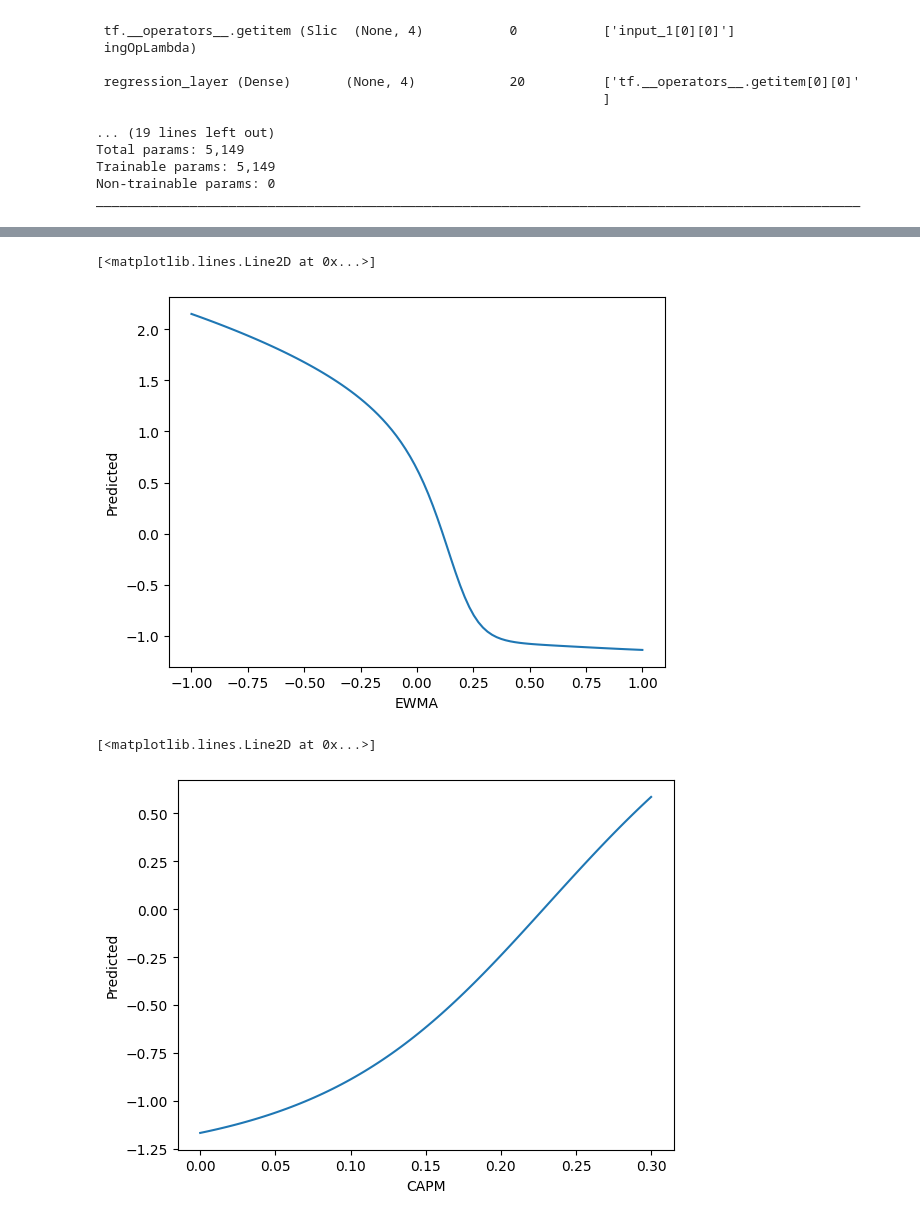
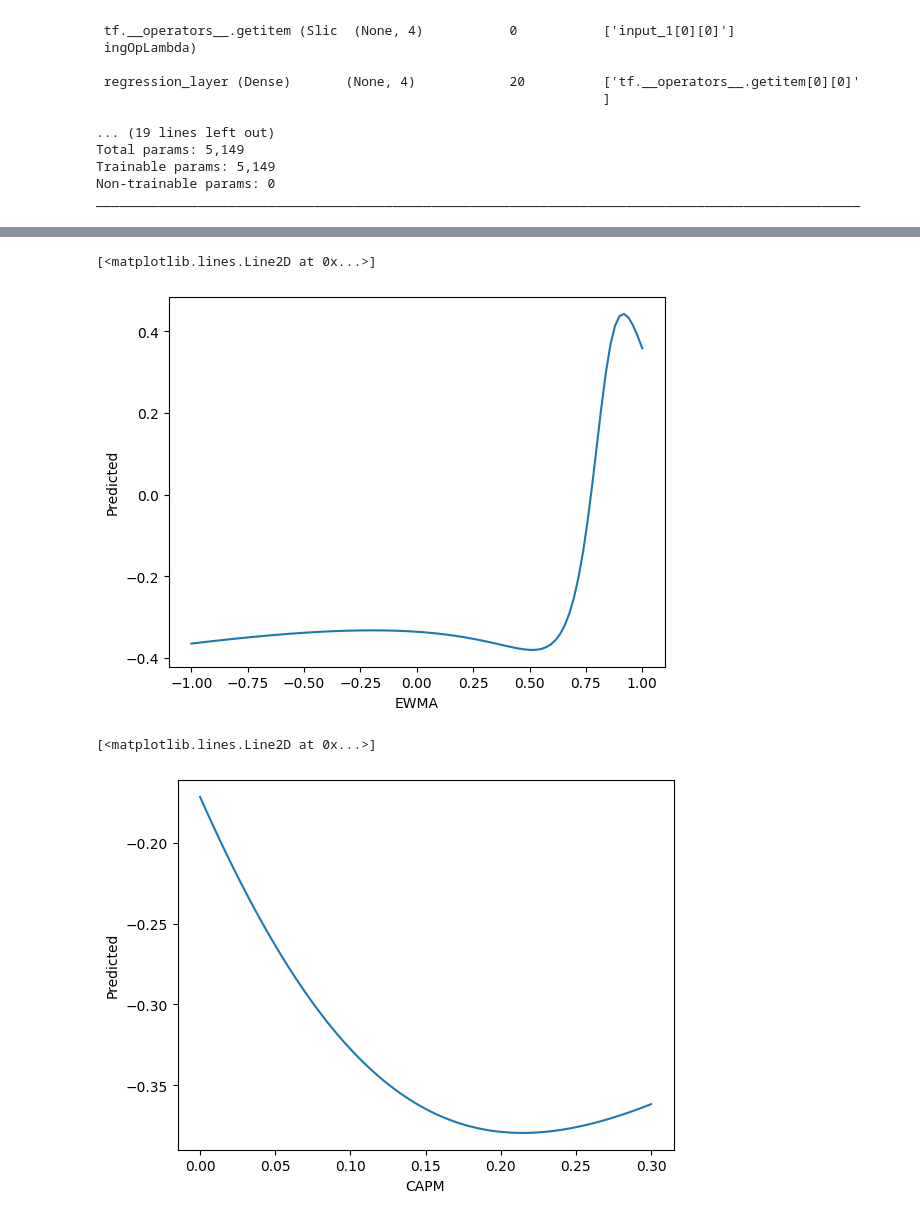
Before and after one commit to aliencaocao/wharton-comp, a Jupyter notebook: return regression.ipynb, the cells around one changed output, grey strips where cells are left out. Drawn from its saved outputs; the diff is of its cells as text; code cells hidden in the pictures.

```diff
--- a/return regression.ipynb
+++ b/return regression.ipynb
@@ -18,7 +16,7 @@ rf = yf.download('^TNX', start='2010-01-31', end='2022-12-02', interval='1d', pr
 [*********************100%***********************]  1 of 1 completed
 # %%
 # Nvidia earnings are always released after market close, so we take the closing price of that day
-NVDA_file_dates = [date(2010, 2, 17), date(2011, 2, 16), date(2012, 2, 15), date(2013, 2, 13), date(2014, 2, 12), date(2015, 2, 11), date(2016, 2, 17), date(2017, 2, 9), date(2018, 2, 8), date(2019, 2, 14), date(2020, 2, 13), date(2021, 2, 24), date(2022, 2, 16), date(2022, 12, 1)]
+NVDA_file_dates = [date(2010, 2, 17), date(2011, 2, 16), date(2012, 2, 15), date(2013, 2, 13), date(2014, 2, 12), date(2015, 2, 11), date(2016, 2, 17), date(2017, 2, 9), date(2018, 2, 8), date(2019, 2, 14), date(2020, 2, 13), date(2021, 2, 24), date(2022, 2, 16), date(2022, 12, 5)]
 NVDA_file_dates = list(map(pd.to_datetime, NVDA_file_dates))
 # %%
 def yearly_returns_FY(df, FYs):
@@ -57,7 +55,8 @@ DCF = [10.03, 12.88, 23.93, 27.76, 39.93, 44.23, 65.58, 70.36, 88.41, 110.16, 13
 nvda_yearly_closes = nvda_yearly_closes[2:]
 DCF_implied_upside = (DCF / nvda_yearly_closes) - 1
 
-Comps = [4.59, 4.25, 3.48, 5.30, 4.58, 12.30, 35.33, 51.43, 12.86, 45.04, 120.83, 120.83]
+Comps = [1.901528662, 4.384016227, 4.45896, 3.697478992, 4.707282416, 4.532161687, 19.31687211, 37.84643987, 19.0486, 29.0684466, 53.67537849, 104.2521499, 104.2521499]
+Comps = Comps[1:]  # align comps
 Comps_implied_upside = (Comps / nvda_yearly_closes) - 1
 
 # Align VIX
@@ -195,14 +194,16 @@ Trainable params: 5,149
 Non-trainable params: 0
 __________________________________________________________________________________________________
 # %%
-print(5.8923426138335344e-08*100, '%', sep='')  # RMSE on returns %
+print(0.0003908690414391458*100, '%', sep='')  # RMSE on returns %
 # Overridding prediction inputs
-NVDA_file_dates = [date(2010, 2, 17), date(2011, 2, 16), date(2012, 2, 15), date(2013, 2, 13), date(2014, 2, 12), date(2015, 2, 11), date(2016, 2, 17), date(2017, 2, 9), date(2018, 2, 8), date(2019, 2, 14), date(2020, 2, 13), date(2021, 2, 24), date(2022, 2, 16), date(2022, 11, 23)]
-NVDA_file_dates = list(map(pd.to_datetime, NVDA_file_dates))
-nvda_yearly_ewma_returns = yearly_slice(ewma(nvda, d=0.99), NVDA_file_dates) * 252.03  # assuming 1 year 252.03 trading days (on avg), since ewma is daily so return needs to be annualized
-pred_inputs['EWMA'] = nvda_yearly_ewma_returns[-1]  # override EWMA to the value at 23 Nov 2022
-pred_inputs['CAPM'] = 0.16478
-pred_inputs['DCF'] = -0.22877
-pred_inputs['Comps'] = -0.29484
+# NVDA_file_dates = [date(2010, 2, 17), date(2011, 2, 16), date(2012, 2, 15), date(2013, 2, 13), date(2014, 2, 12), date(2015, 2, 11), date(2016, 2, 17), date(2017, 2, 9), date(2018, 2, 8), date(2019, 2, 14), date(2020, 2, 13), date(2021, 2, 24), date(2022, 2, 16), date(2022, 12, 5)]
+# NVDA_file_dates = list(map(pd.to_datetime, NVDA_file_dates))
+# nvda_yearly_ewma_returns = yearly_slice(ewma(nvda, d=0.99), NVDA_file_dates) * 252.03  # assuming 1 year 252.03 trading days (on avg), since ewma is daily so return needs to be annualized
+# pred_inputs['EWMA'] = nvda_yearly_ewma_returns[-1]  # override EWMA to the value at 23 Nov 2022
+# pred_inputs['CAPM'] = 0.16478
+# pred_inputs['DCF'] = -0.22877
+# pred_inputs['Comps'] = -0.29484
+pred_inputs = features[-1:]
+pred_inputs_today = pred_inputs.copy()
 model.predict(pred_inputs)
 # %% [output]
@@ -237,11 +254,12 @@ DCF_range = np.linspace(-0.5, 0.5, 100)
 Comps_range = np.linspace(-0.5, 0.5, 100)
 VIX_range = np.linspace(0, 45, 100)
 
-pred_inputs['EWMA'] = 0.19366
-pred_inputs['CAPM'] = 0.16478
-pred_inputs['DCF'] = -0.22877
-pred_inputs['Comps'] = -0.29484
-pred_inputs['VIX'] = 25.94792
+# pred_inputs['EWMA'] = 0.19366
+# pred_inputs['CAPM'] = 0.16478
+# pred_inputs['DCF'] = -0.22877
+# pred_inputs['Comps'] = -0.29484
+# pred_inputs['VIX'] = 25.94792
+pred_inputs = features[-1:].copy()
 
 preds = []
 for EWMA in EWMA_range:
@@ -253,23 +271,24 @@ plt.ylabel('Predicted')
 plt.plot(EWMA_range, preds)
 # %% [output]
 [<matplotlib.lines.Line2D at 0x...>]
-[figure, old version]
+[figure, new version]
 # %%
 preds = []
-pred_inputs['EWMA'] = 0.19366
-pred_inputs['CAPM'] = 0.16478
-pred_inputs['DCF'] = -0.22877
-pred_inputs['Comps'] = -0.29484
-pred_inputs['VIX'] = 25.94792
+# pred_inputs['EWMA'] = 0.19366
+# pred_inputs['CAPM'] = 0.16478
+# pred_inputs['DCF'] = -0.22877
+# pred_inputs['Comps'] = -0.29484
+# pred_inputs['VIX'] = 25.94792
+pred_inputs = features[-1:].copy()
 for CAPM in CAPM_range:
     pred_inputs['CAPM'] = CAPM
     pred = model.predict(pred_inputs, verbose=0)[0][0]
     preds.append(pred)
 plt.xlabel('CAPM')
 plt.ylabel('Predicted')
 plt.plot(CAPM_range, preds)
 # %% [output]
 [<matplotlib.lines.Line2D at 0x...>]
-[figure, old version]
+[figure, new version]
 # %%
 preds = []
```
Also changed, not shown: parts of 15 cells of this notebook, 10 other files.
